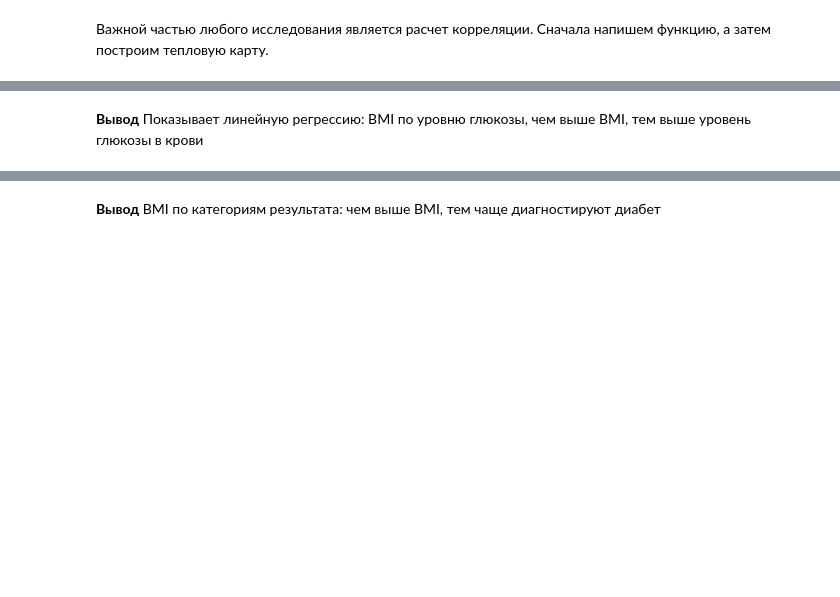
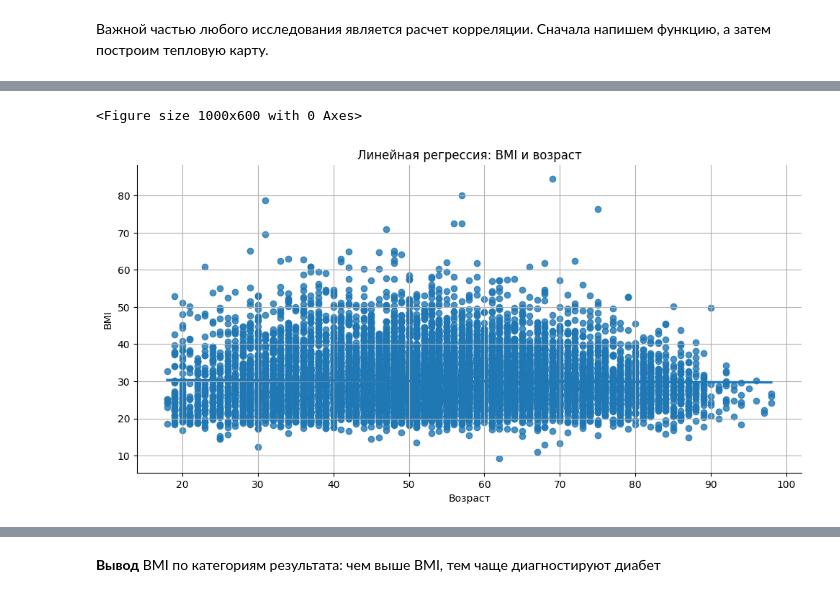
Before and after one commit to HelgaHanemer/SF-Data-Science, a Jupyter notebook: Cleaning_and_visual_project/C_and_V_project.ipynb, the cells around one changed output, grey strips where cells are left out. Saved outputs shown, nothing was run; the diff lists cells and outputs as text; code cells hidden in the pictures; blank space fills up the shorter version.

```diff
--- a/Cleaning_and_visual_project/C_and_V_project.ipynb
+++ b/Cleaning_and_visual_project/C_and_V_project.ipynb
@@ -332,12 +352,12 @@ plt.show()
 # %%
-# Lmplot
+# Lmplot позволяет визуализировать линейную зависимость между переменными.
 plt.figure(figsize=(10, 6))
-sns.lmplot(data=dataset1_df, x='Glucose', y='BMI', aspect=2)
-plt.title('Линейная регрессия: BMI по уровню глюкозы')
-plt.xlabel('Глюкоза')
+sns.lmplot(data=nafld1_data, x='age', y='bmi', aspect=2)
+plt.title('Линейная регрессия: BMI и возраст')
+plt.xlabel('Возраст')
 plt.ylabel('BMI')
 plt.grid()
-plt.show()
+plt.show();
+# %% [output]
+<Figure size 1000x600 with 0 Axes>
+[figure, added]
-# %% [markdown]
-**Вывод**
-Показывает линейную регрессию: BMI по уровню глюкозы, чем выше BMI, тем выше уровень глюкозы в крови
```
Also changed, not shown: parts of 56 cells of this notebook.
